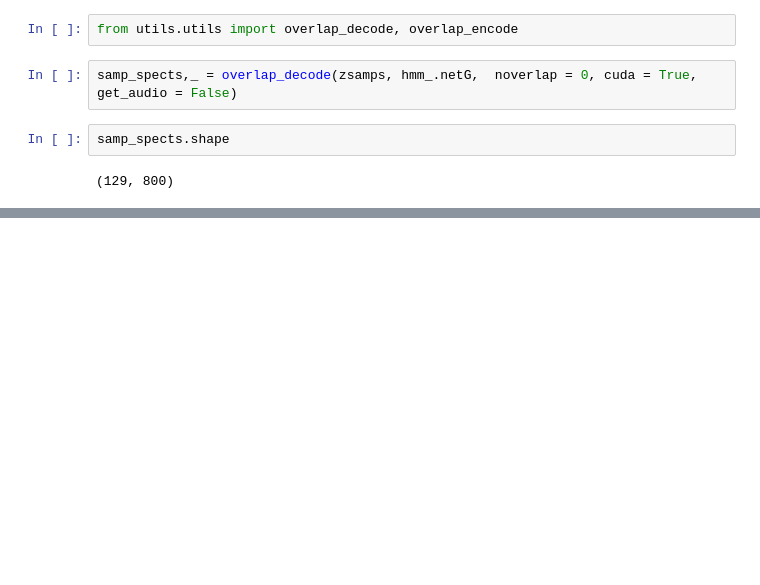
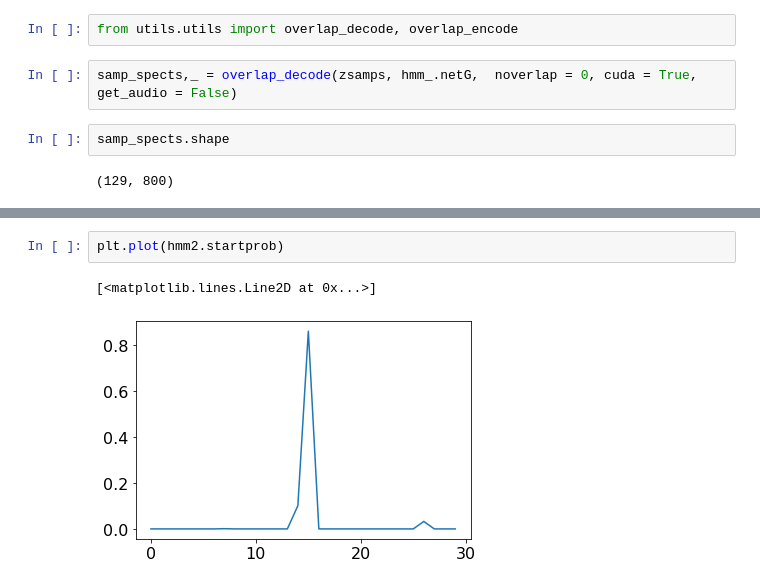
Before and after one commit to GaganNarula/birdsong_gan, a Jupyter notebook: birdsong_gan/hmm/gn_learn_hmm.ipynb, the cells around one changed output, grey strips where cells are left out. Drawn from its saved outputs; the diff is of its cells as text; blank space fills up the shorter version.

```diff
--- a/birdsong_gan/hmm/learn_hmm.ipynb
+++ b/birdsong_gan/hmm/gn_learn_hmm.ipynb
@@ -276,0 +277,5 @@ array([[1.00000000e-01, 1.00000000e-01, 1.00000000e-01, 1.00000000e-01,
+# %%
+plt.plot(hmm2.startprob)
+# %% [output]
+[<matplotlib.lines.Line2D at 0x...>]
+[figure, added]
```
Also changed, not shown: parts of 18 cells of this notebook, 6 other files.
